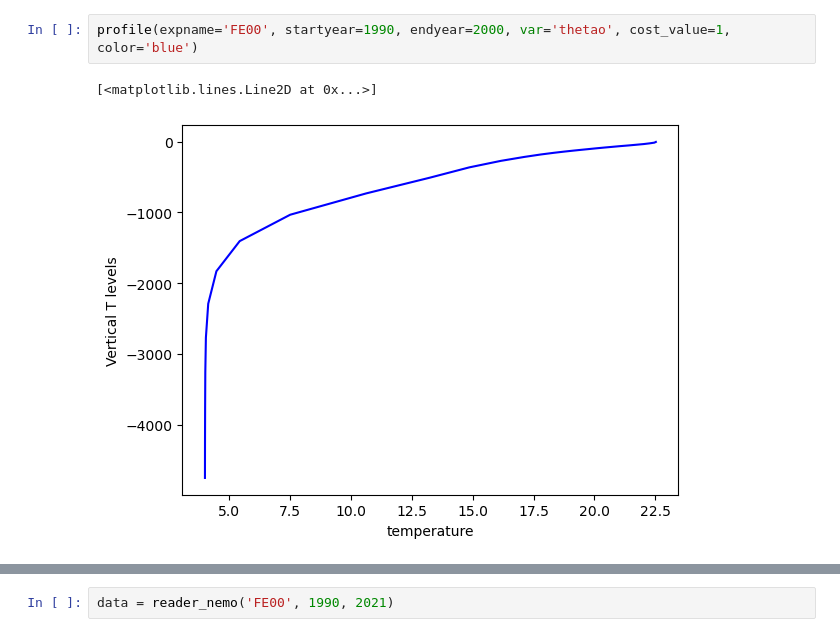
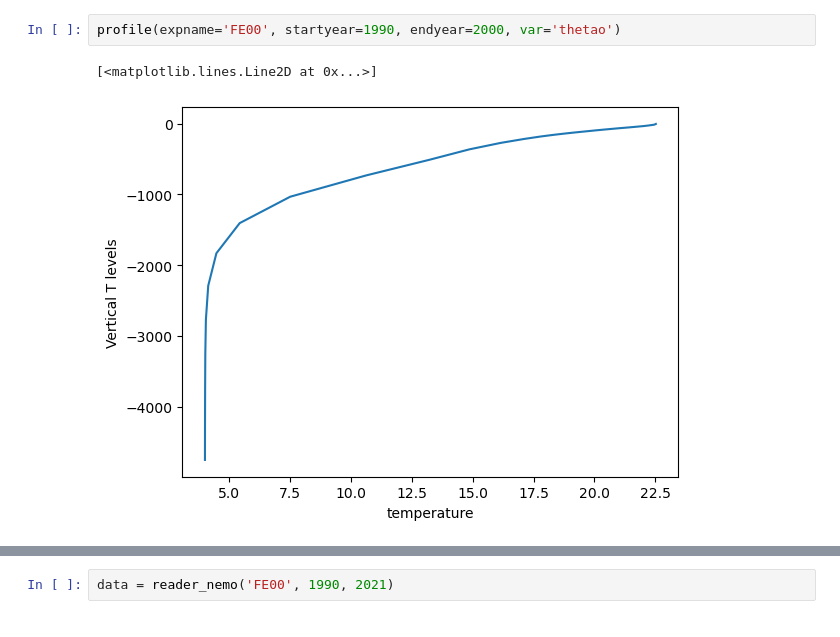
Before and after one commit to asozza/stece, a Jupyter notebook: osprey/notebooks/test_reader.ipynb, the cells around one changed output, grey strips where cells are left out. Saved outputs shown, nothing was run; the diff lists cells and outputs as text.

```diff
--- a/osprey/notebooks/test_reader.ipynb
+++ b/osprey/notebooks/test_reader.ipynb
@@ -12,5 +22,5 @@ import xarray as xr
 # %%
-profile(expname='FE00', startyear=1990, endyear=2000, var='thetao', cost_value=1, color='blue')
+profile(expname='FE00', startyear=1990, endyear=2000, var='thetao')
 # %% [output]
 [<matplotlib.lines.Line2D at 0x...>]
-[figure, old version]
+[figure, new version]
```
Also changed, not shown: parts of 6 cells of this notebook, 5 other files.
